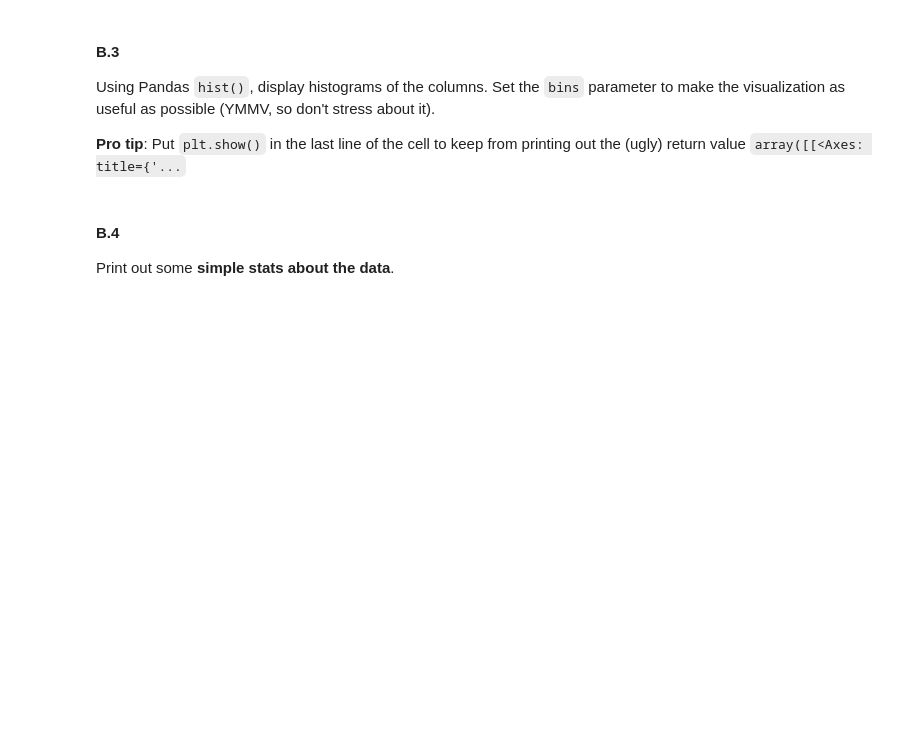
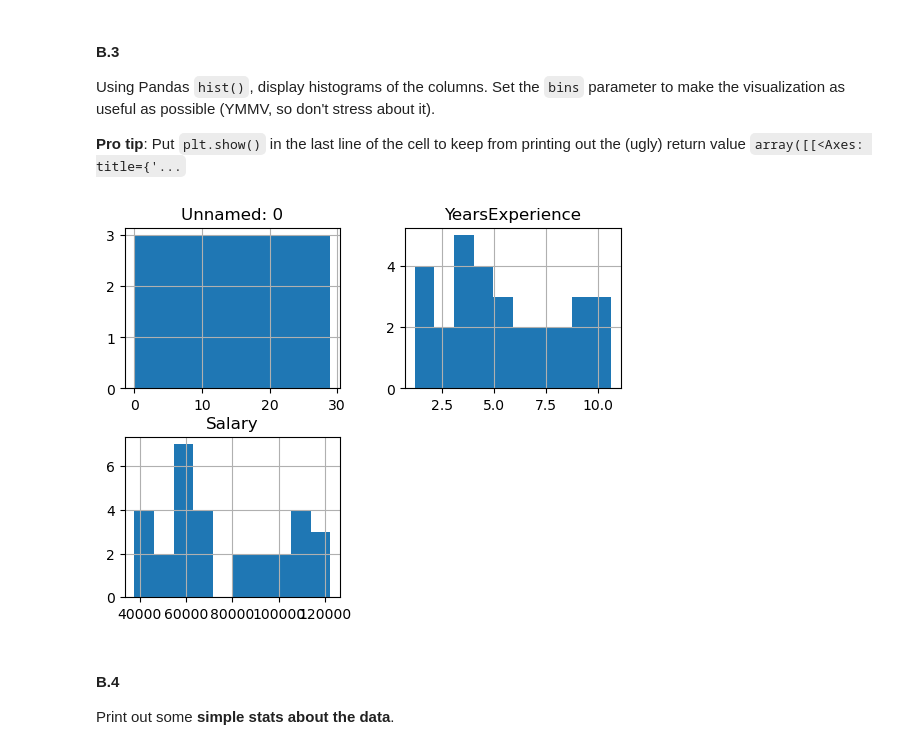
Before and after one commit to waysnyder/Module-3-Assignments, a Jupyter notebook: Homework_01.ipynb, the cells around one changed output. Saved outputs shown, nothing was run; the diff lists cells and outputs as text; code cells hidden in the pictures; blank space fills up the shorter version.

```diff
--- a/Homework_01.ipynb
+++ b/Homework_01.ipynb
@@ -110,6 +134,10 @@ Using Pandas `hist()`, display histograms of the columns.  Set the `bins` parame
 the (ugly) return value `array([[<Axes: title={'...`
 # %%
 # Your code here
+salary_data_raw.hist(bins=10)
+plt.show()
+# %% [output]
+[figure, added]
 # %% [markdown]
 #### B.4
 
```
Also changed, not shown: parts of 28 cells of this notebook.
